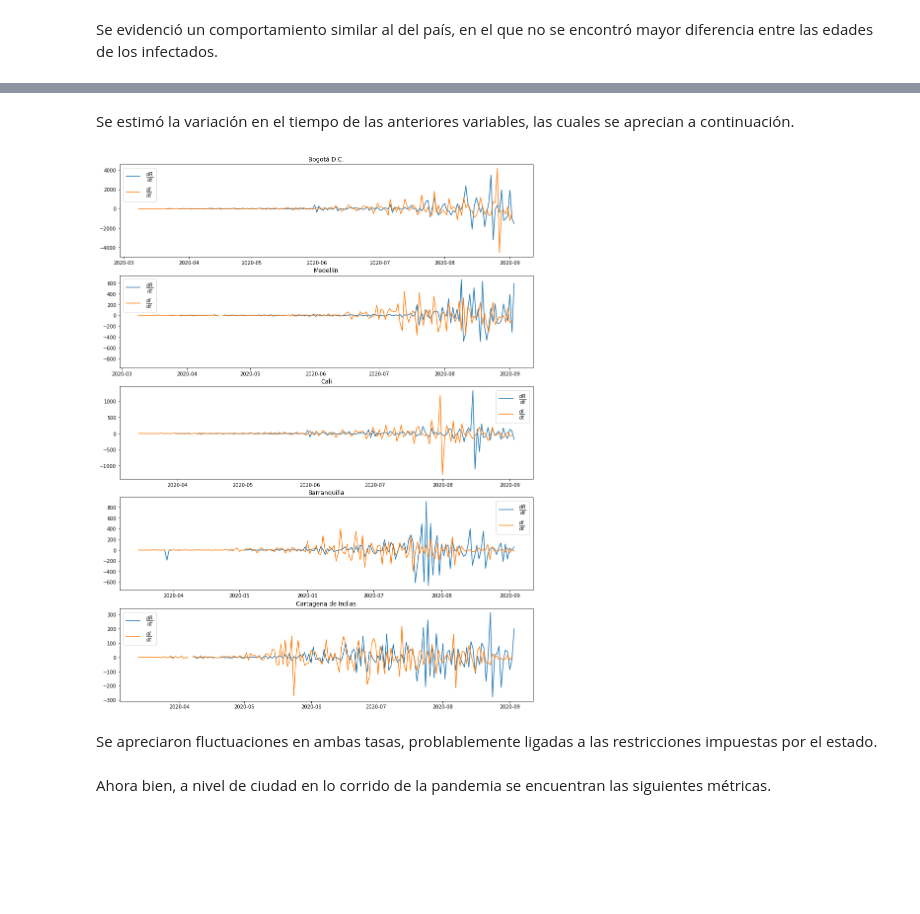
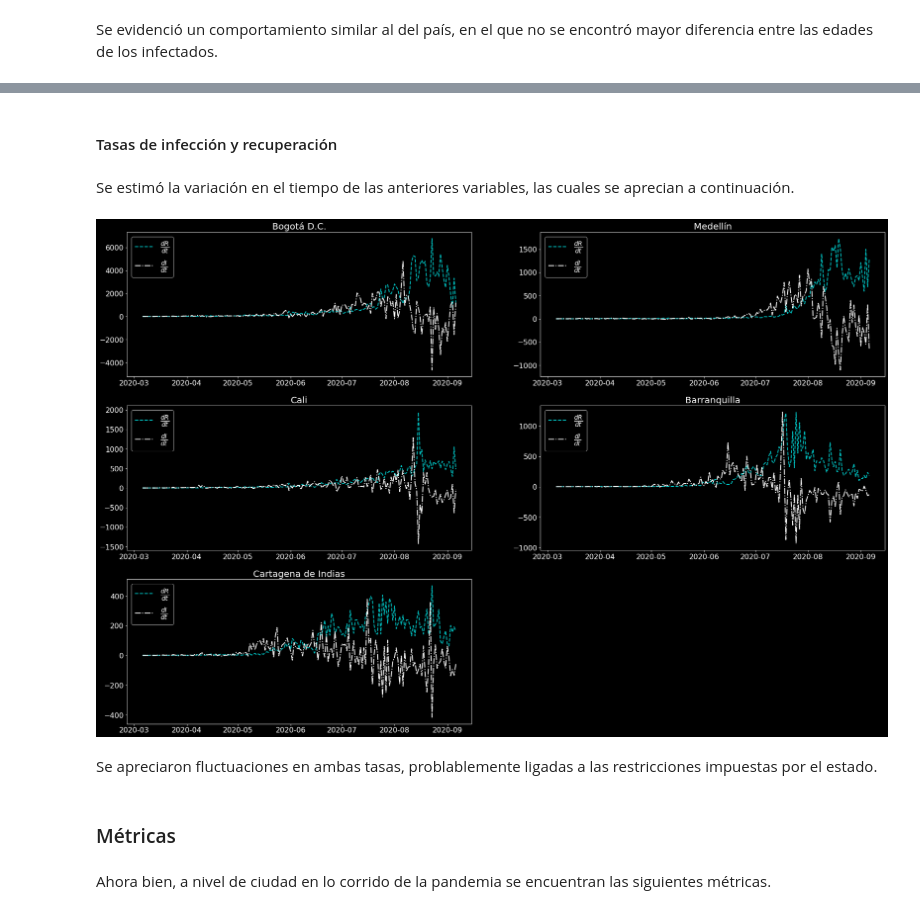
Before and after one commit to AP-2020-1S/covid-19-chepeai, a Jupyter notebook: EDA.ipynb, the cells around one changed output, grey strips where cells are left out. Cells and saved outputs as stored; diff of their text form; code cells hidden in the pictures; blank space fills up the shorter version.

```diff
--- a/EDA.ipynb
+++ b/EDA.ipynb
@@ -207,7 +245,7 @@ label_list = [
     (pd.to_datetime("2020-03-23"), 'Cierre\nAeropuertos', 'r'),
     (pd.to_datetime("2020-04-27"), 'Reactivación\nConstrucción\nManufactura', 'r'),
     (pd.to_datetime("2020-06-19"), "Día\nsin IVA", 'r'),
-    (pd.to_datetime("2020-09-01"), "Confinamiento\nSelectivo", 'r')
+    (pd.to_datetime("2020-09-01"), "Reapertura", 'r')
 ]
 ax = plt.gca()
 for i, ax_ in enumerate(axes):
@@ -228,7 +266,7 @@ Se apreció una caída en el número de contagios dado el cierre de los aeropuer
 # %% [markdown]
 A continuación se describen gráficamente variables categóricas a fin de proporcionar una idea de la distribución del virus respecto a distintas subcategorías como sexo, tipo de recuperación, etc.
 # %%
-fig, axes = plt.subplots(3,2, figsize=(20,10))
+fig, axes = plt.subplots(3,2, figsize=(15,10))
 
 axes = axes.ravel()
 
@@ -324,12 +386,12 @@ for ciudad in top_5:
 Se llevó a cabo un análisis gráfico de la distribución de edades (diferenciado por sexo) y ciudad.
 # %%
-fig, axes = plt.subplots(3,2, figsize=(15,20))
+fig, axes = plt.subplots(3,2, figsize=(30,20))
 
-for i, ciudad in enumerate(top_5):
+for i, city in enumerate(top_5):
     ax = axes.flatten()[i]
-    ax.set_title(ciudad)
-    sns.distplot(df_ciudades[ciudad][df_ciudades[ciudad]['sexo']=='M']['edad'], label = 'M', kde=False, ax=ax)
-    sns.distplot(df_ciudades[ciudad][df_ciudades[ciudad]['sexo']=='F']['edad'], label = 'F', kde=False, ax=ax)
+    ax.set_title(city)
+    sns.distplot(df[(df['ciudad_de_ubicaci_n']==city) & (df['sexo']=='M')]['edad'], label = 'M', kde=False, ax=ax)
+    sns.distplot(df[(df['ciudad_de_ubicaci_n']==city) & (df['sexo']=='F')]['edad'], label = 'F', kde=False, ax=ax)
     ax.legend()
 
 fig.delaxes(axes[2,1])
@@ -338,15 +400,2 @@ fig.delaxes(axes[2,1])
 # %% [markdown]
 Se evidenció un comportamiento similar al del país, en el que no se encontró mayor diferencia entre las edades de los infectados.
-# %%
-fig, axes = plt.subplots(5,1, figsize=(15,20),sharex=True)
-
-for i, ciudad in enumerate(top_5):
-    ax = axes.flatten()[i]
-    ax.set_title(ciudad)
-
-    ax.plot(df_SIR[ciudad]['fecha'], df_SIR[ciudad]['I'], label='I')
-    ax.plot(df_SIR[ciudad]['fecha'], df_SIR[ciudad]['R'], label='R')
-
-    ax.set_ylim(0,)
-
-    ax.legend()
@@ -355,20 +402,27 @@ for i, ciudad in enumerate(top_5):
+# %% [markdown]
+#### Tasas de infección y recuperación
 # %% [markdown]
 Se estimó la variación en el tiempo de las anteriores variables, las cuales se aprecian a continuación.
 # %%
-fig, axes = plt.subplots(5,1, figsize=(15,20))
+fig, axes = plt.subplots(3,2, figsize=(30,20))
 
 for i, ciudad in enumerate(top_5):
     ax = axes.flatten()[i]
-    ax.set_title(ciudad)
+    ax.set_title(ciudad, fontsize=20)
 
-    ax.plot(df_SIR[ciudad]['fecha'], df_SIR[ciudad]['dR_dt'], label=r'$\frac{dR}{dt}$')
-    ax.plot(df_SIR[ciudad]['fecha'], df_SIR[ciudad]['dI_dt'], label=r'$\frac{dI}{dt}$')
+    ax.plot_date(dates, cities_data[ciudad]['dRdt'], label=r'$\frac{dR}{dt}$', fmt='--', linewidth=2, color='c')
+    ax.plot_date(dates, cities_data[ciudad]['dIdt'], label=r'$\frac{dI}{dt}$', fmt='-.', linewidth=2, color='w')
+    ax.tick_params(axis="x", labelsize=16)
+    ax.tick_params(axis="y", labelsize=16)
+    ax.legend(fontsize=20)
 
-    ax.legend(fontsize='x-large')
+fig.delaxes(axes[2,1])
 # %% [output]
-[figure, old version]
+[figure, new version]
 # %% [markdown]
 Se apreciaron fluctuaciones en ambas tasas, problablemente ligadas a las restricciones impuestas por el estado.
+# %% [markdown]
+### Métricas
 # %% [markdown]
 Ahora bien, a nivel de ciudad en lo corrido de la pandemia se encuentran las siguientes métricas.
 # %%
```
Also changed, not shown: parts of 51 cells of this notebook.
